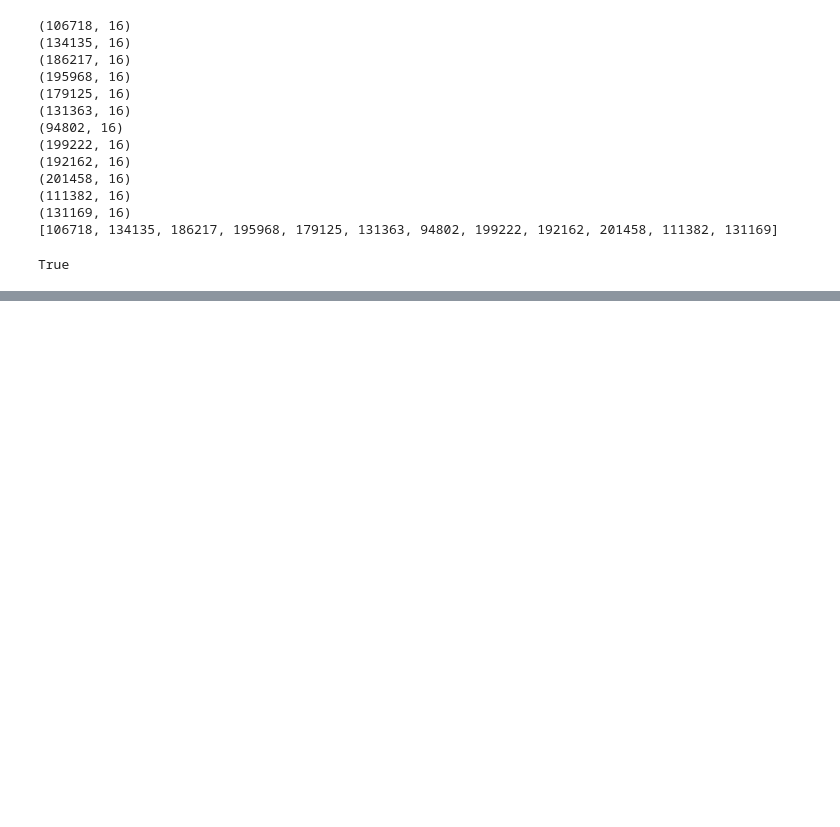
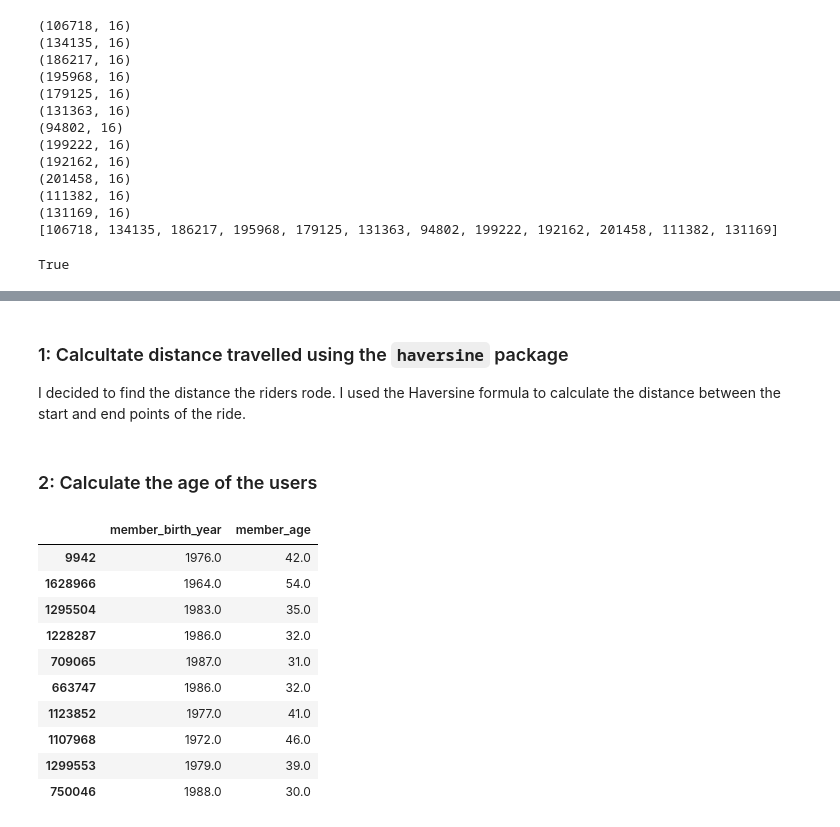
Before and after one commit to kisyular/data-visualization-project, a Jupyter notebook: Part_I_exploration.ipynb, the cells around one changed output, grey strips where cells are left out. Drawn from its saved outputs; the diff is of its cells as text; code cells hidden in the pictures; blank space fills up the shorter version.

```diff
--- a/Part_I_exploration.ipynb
+++ b/Part_I_exploration.ipynb
@@ -161,0 +170,3 @@ True
+# %% [markdown]
+### 1: Calcultate distance travelled using the `haversine` package
+I decided to find the distance the riders rode. I used the Haversine formula to calculate the distance between the start and end points of the ride.
@@ -161,0 +177,19 @@ True
+# %% [markdown]
+### 2: Calculate the age of the users
+# %%
+# Create a new column `member_age` which is the difference between the 2018 and `member_birth_year`
+bike_data['member_age'] = 2018 - bike_data.member_birth_year
+# Select the column member_birth_year and member_age
+bike_data[['member_birth_year', 'member_age']].sample(10)
+# %% [output]
+|  | member_birth_year | member_age |
+| 9942 | 1976.0 | 42.0 |
+| 1628966 | 1964.0 | 54.0 |
+| 1295504 | 1983.0 | 35.0 |
+| 1228287 | 1986.0 | 32.0 |
+| 709065 | 1987.0 | 31.0 |
+| 663747 | 1986.0 | 32.0 |
+| 1123852 | 1977.0 | 41.0 |
+| 1107968 | 1972.0 | 46.0 |
+| 1299553 | 1979.0 | 39.0 |
+| 750046 | 1988.0 | 30.0 |
```
Also changed, not shown: parts of 12 cells of this notebook.
